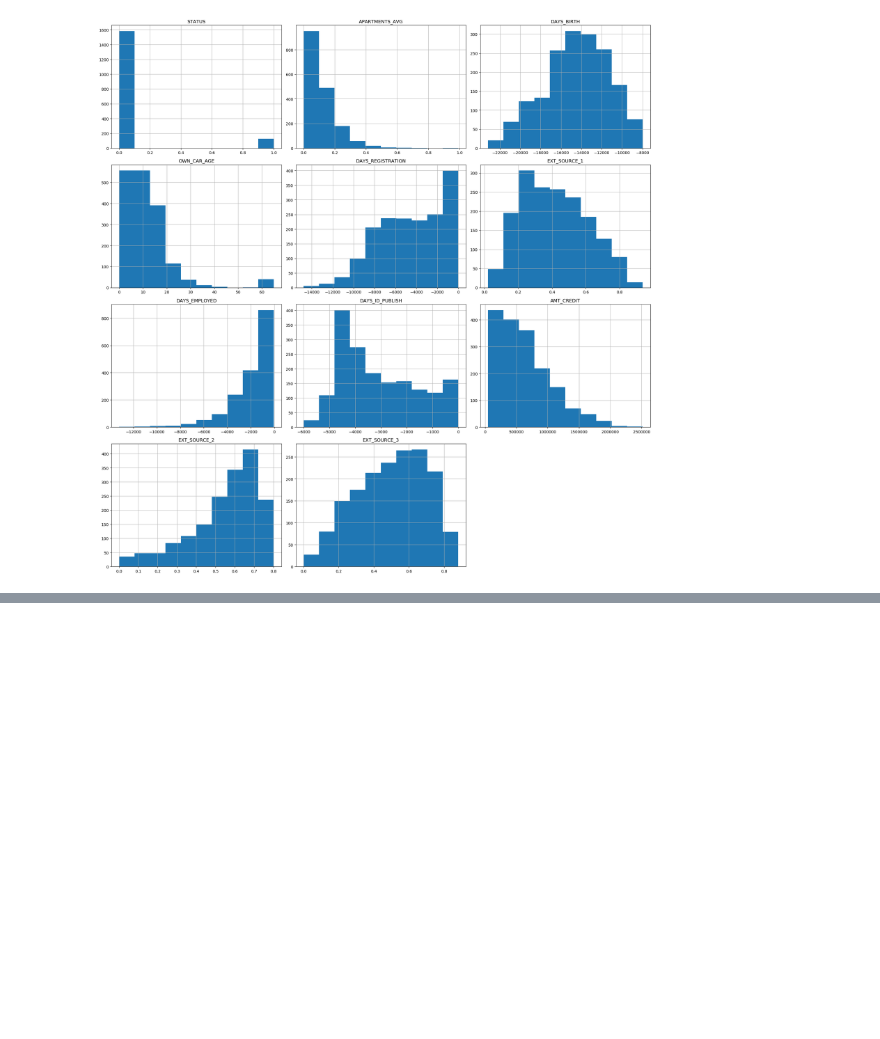
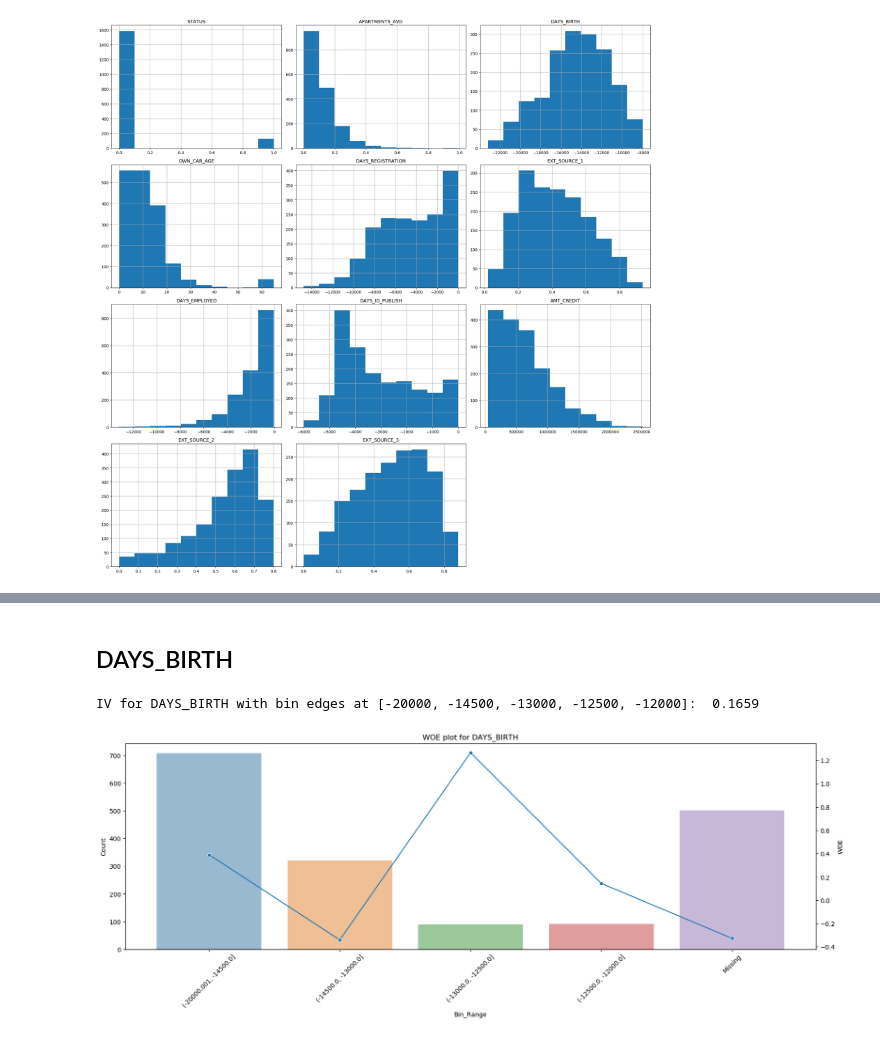
Before and after one commit to traveltheworldwithaflaskoftea/FA_Project, a Jupyter notebook: shiting_draft4_edited.ipynb, the cells around one changed output, grey strips where cells are left out. Cells and saved outputs as stored; diff of their text form; code cells hidden in the pictures; blank space fills up the shorter version.

```diff
--- a/shiting_draft4_edited.ipynb
+++ b/shiting_draft4_edited.ipynb
@@ -1467,0 +1345,14 @@ IV forAMT_CREDIT with bin edges at [0, 390000, 750000, 950000, 1200000]:  0.2008
+# %% [markdown]
+## DAYS_BIRTH
+# %%
+# 149  DAYS_BIRTH      [-inf,-20000.0)    52.0
+# 150  DAYS_BIRTH  [-20000.0,-14500.0)    57.0
+# 151  DAYS_BIRTH  [-14500.0,-13000.0)    50.0
+# 152  DAYS_BIRTH  [-13000.0,-12500.0)    66.0
+# 153  DAYS_BIRTH  [-12500.0,-12000.0)    55.0
+# 154  DAYS_BIRTH       [-12000.0,inf)    49.0,
+
+woe_iv_bin_edges(stronger_df_filtered_forsc, 'DAYS_BIRTH', bin_edges= [-20000, -14500, -13000, -12500, -12000], show_woe=True)
+# %% [output]
+IV for DAYS_BIRTH with bin edges at [-20000, -14500, -13000, -12500, -12000]:  0.1659
+[figure, added]
```
Also changed, not shown: parts of 47 cells of this notebook.
